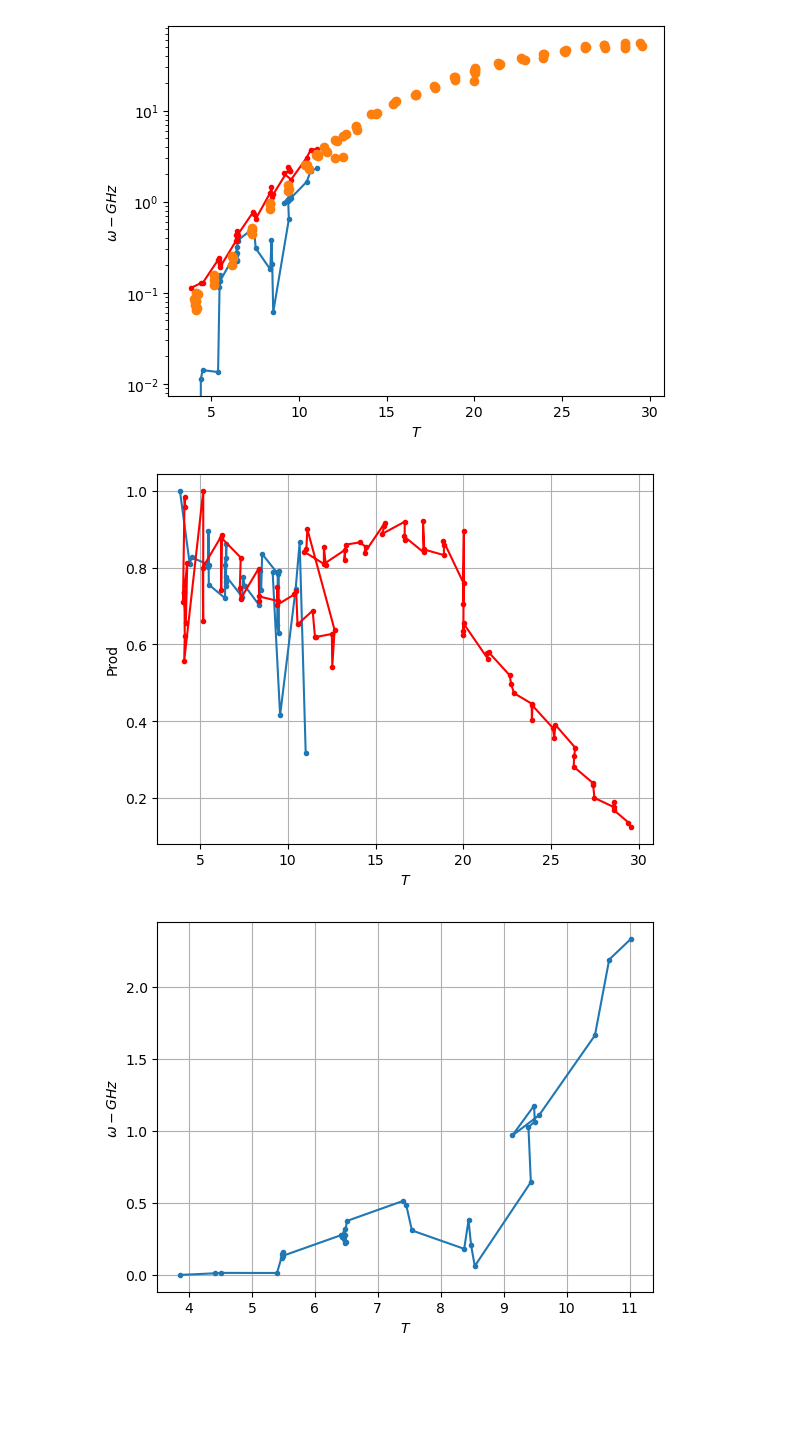
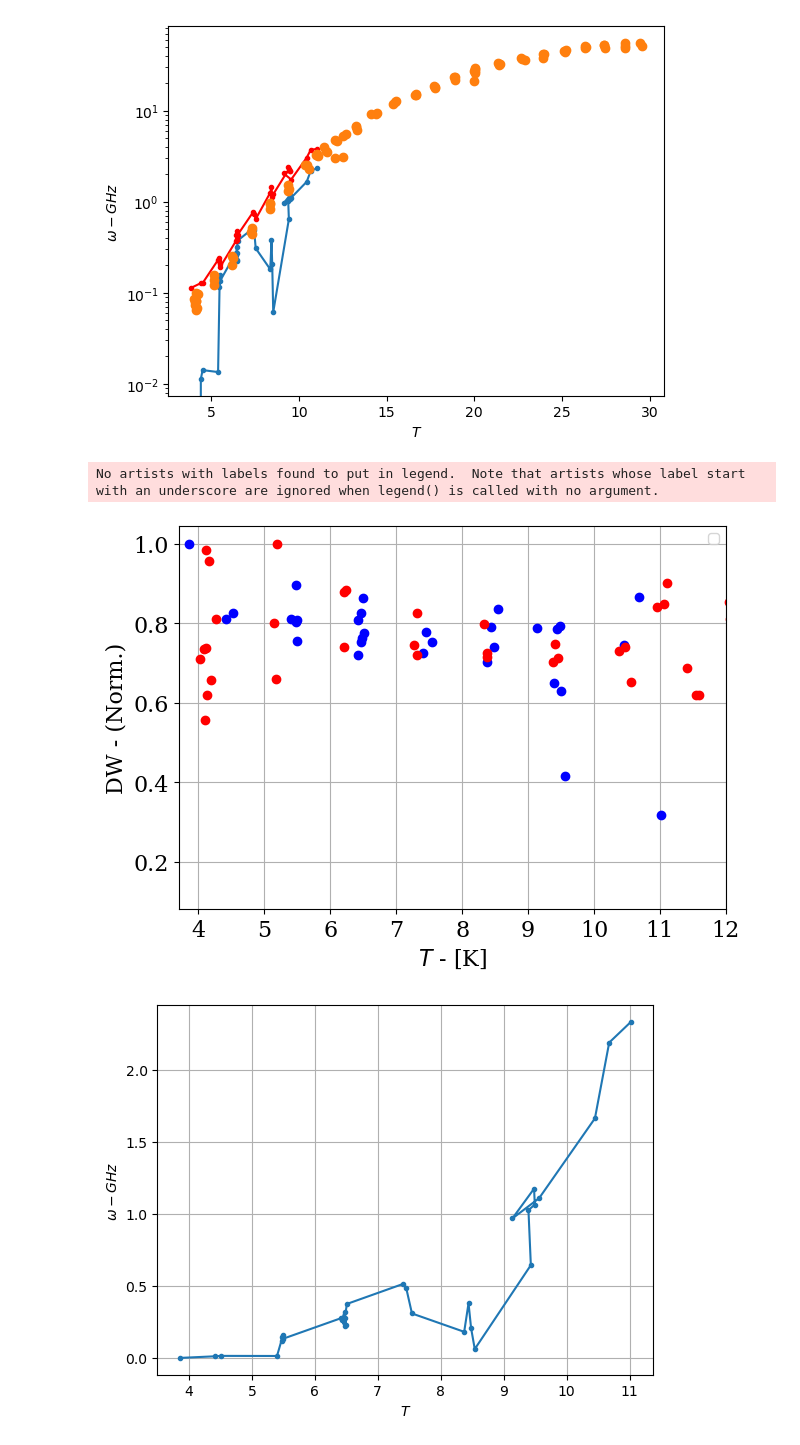
Before and after one commit to Daniele-PyBECTN/molecular_quantum_optics, a Jupyter notebook: Anomalous_saturation/dana_analysis/power_scans_v2.ipynb, the cells around one changed output. Saved outputs shown, nothing was run; the diff lists cells and outputs as text; code cells hidden in the pictures; blank space fills up the shorter version.

```diff
--- a/Anomalous_saturation/dana_analysis/power_scans_v2.ipynb
+++ b/Anomalous_saturation/dana_analysis/power_scans_v2.ipynb
@@ -842,20 +842,48 @@ plt.show()
 (31, 4)
 [figure]
 # %%
+font = {
+    'family': 'serif',
+    'color': 'black',
+    'weight': 'normal',
+    'size': 16,
+}
+
 aaa = .1
 prod3 = vFWHM3* aaa*vA3/np.amax(vA3)/(1. - aaa*vA3/np.amax(vA3))
-plt.plot(vT3, prod3/np.amax(prod3)  , '.-')
+plt.plot(vT3, prod3/np.amax(prod3)  , color='blue', linestyle='none', marker='o')
 
 Snew_temp1 = Fluo_temp1 / Rinfty / (1 - Fluo_temp1 / Rinfty)
 Cross_temp_new1 = Snew_temp1 * Gam_temp1 / I_temp1
 Cross_temp_new1 = Cross_temp_new1 / np.amax(Cross_temp_new1)
-plt.plot(T_temp1, Cross_temp_new1, '.-', color='red')
+plt.plot(T_temp1, Cross_temp_new1, '.-', color='red', linestyle='none', marker='o')
+
+plt.xlabel(r"$T$ - [K]", fontdict=font)
+plt.ylabel(r"DW - (Norm.)", fontdict=font)
+
+leg = plt.legend()
+for text in leg.get_texts():
+    text.set_fontsize(font['size'])
+    text.set_fontname(font['family'])
+    text.set_weight(font['weight'])
+    text.set_color(font['color'])
+
+plt.xticks(fontsize=font['size'], fontname=font['family'], weight=font['weight'], color=font['color'])
+plt.yticks(fontsize=font['size'], fontname=font['family'], weight=font['weight'], color=font['color'])
+
 plt.grid()
-plt.xlabel(r'$T$')
-plt.ylabel(r'Prod')
+
+
+plt.xlim(3.7,12)
+plt.tight_layout()
+# Adjust layout
+plt.gcf().set_size_inches(170 / 25.4, 120 / 25.4)
+
+#plt.savefig('DW_T-scan_2newest_dataset.pdf')
 plt.show()
 # %% [output]
+No artists with labels found to put in legend.  Note that artists whose label start with an underscore are ignored when legend() is called with no argument.
-[figure, old version]
+[figure, new version]
 # %%
 delta_om = (vC3-vC3[0])*1e-9
 gam = vFWHM3*1e-9
```
Also changed, not shown: parts of 1 cell of this notebook, 3 other files.
